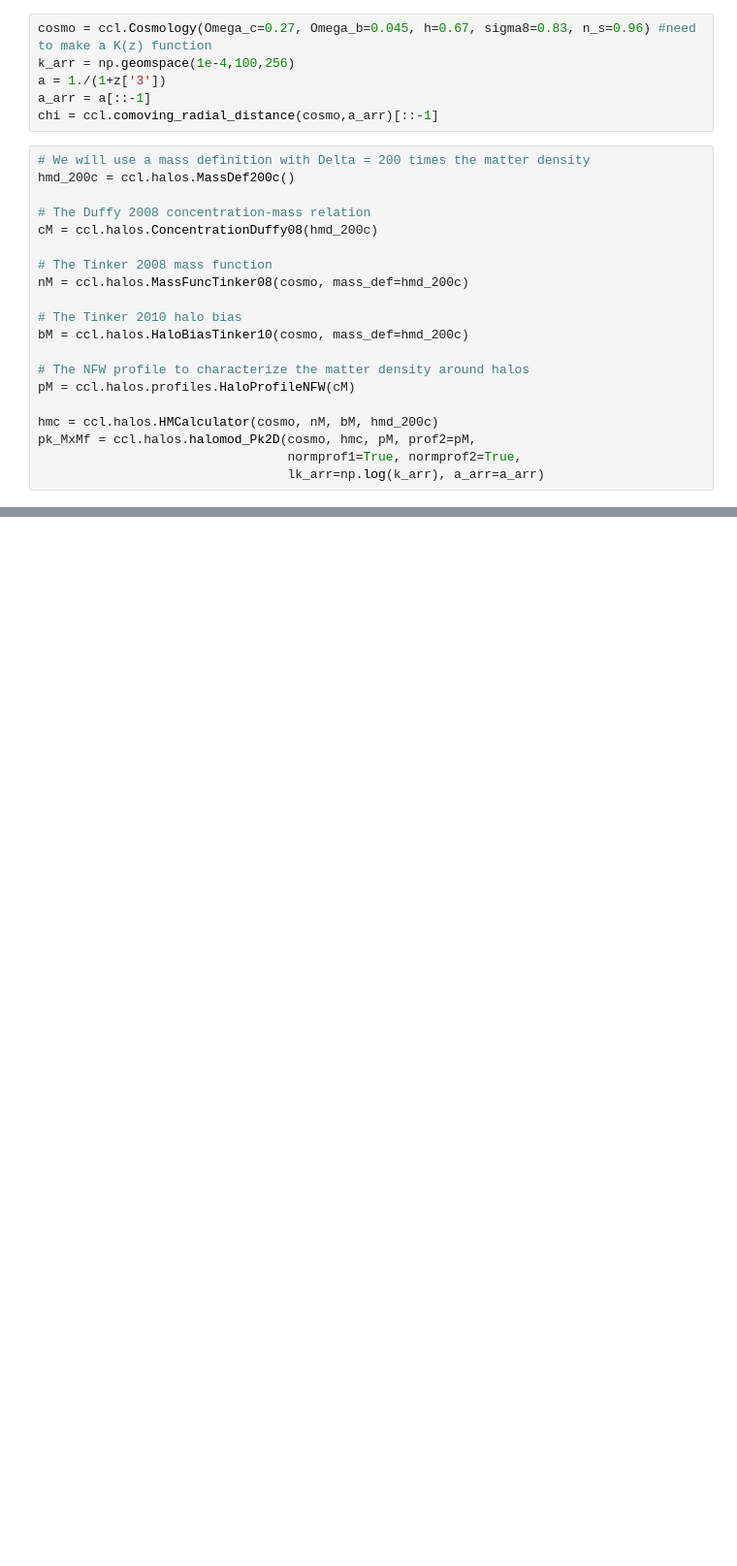
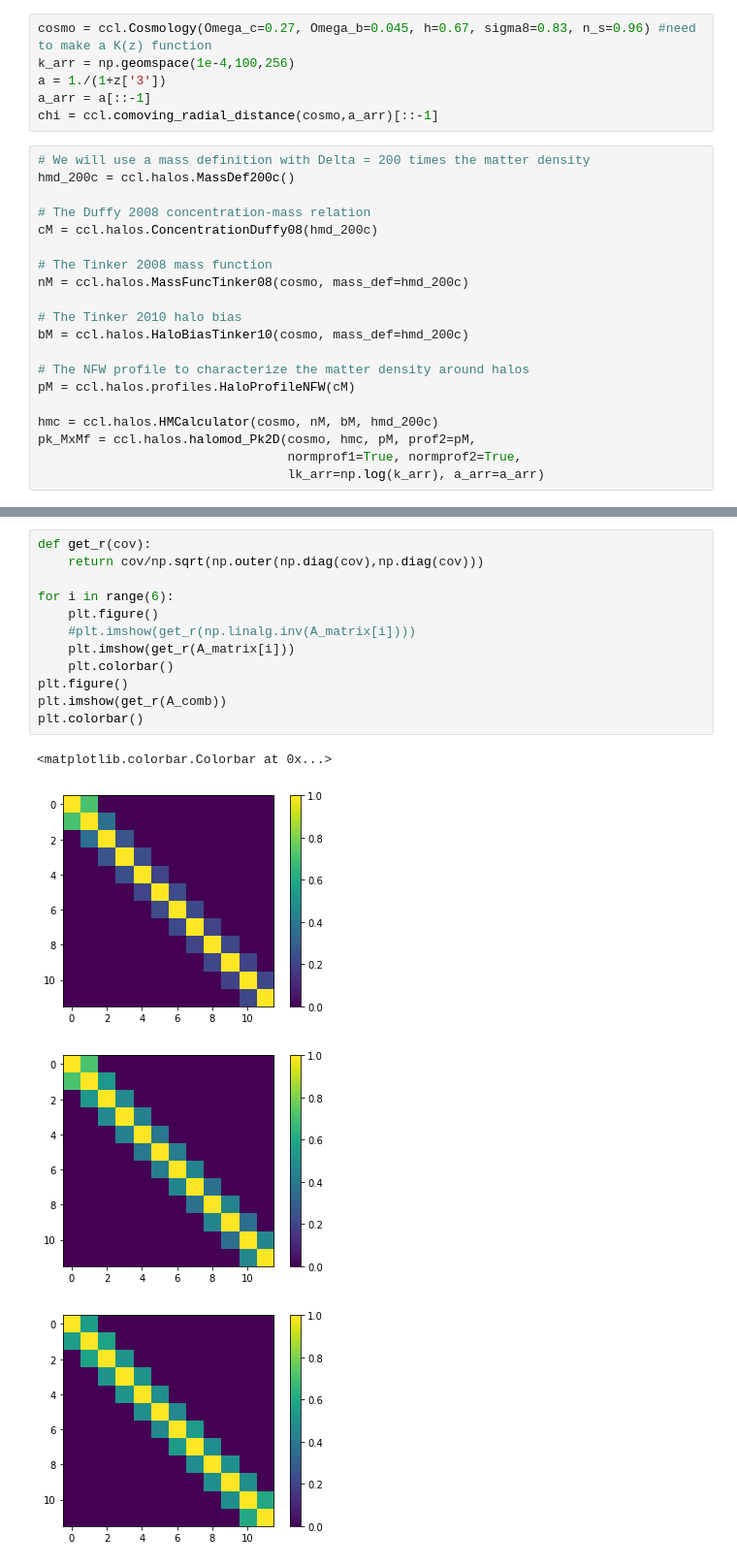
Before and after one commit to anyabua/FermiX, a Jupyter notebook: Decay.ipynb, the cells around one changed output, grey strips where cells are left out. Shown at 97% size. Saved outputs shown, nothing was run; the diff lists cells and outputs as text; blank space fills up the shorter version.

```diff
--- a/Decay.ipynb
+++ b/Decay.ipynb
@@ -167,0 +177,17 @@ print(F[4])
+# %%
+def get_r(cov):
+    return cov/np.sqrt(np.outer(np.diag(cov),np.diag(cov)))
+
+for i in range(6):
+    plt.figure()
+    #plt.imshow(get_r(np.linalg.inv(A_matrix[i])))
+    plt.imshow(get_r(A_matrix[i]))
+    plt.colorbar()
+plt.figure()
+plt.imshow(get_r(A_comb))
+plt.colorbar()
+# %% [output]
+<matplotlib.colorbar.Colorbar at 0x...>
+[figure, added]
+[figure, added]
+[figure, added]
```
Also changed, not shown: parts of 10 cells of this notebook.
